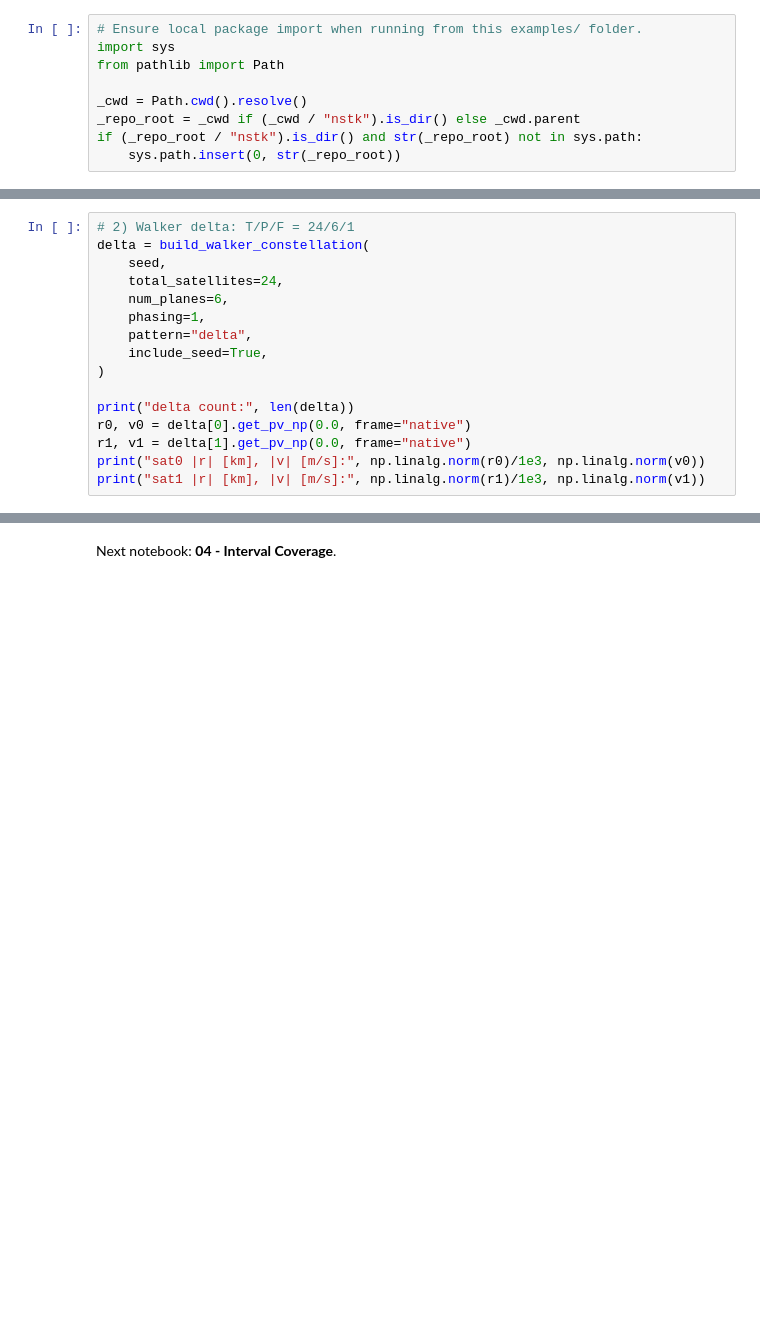
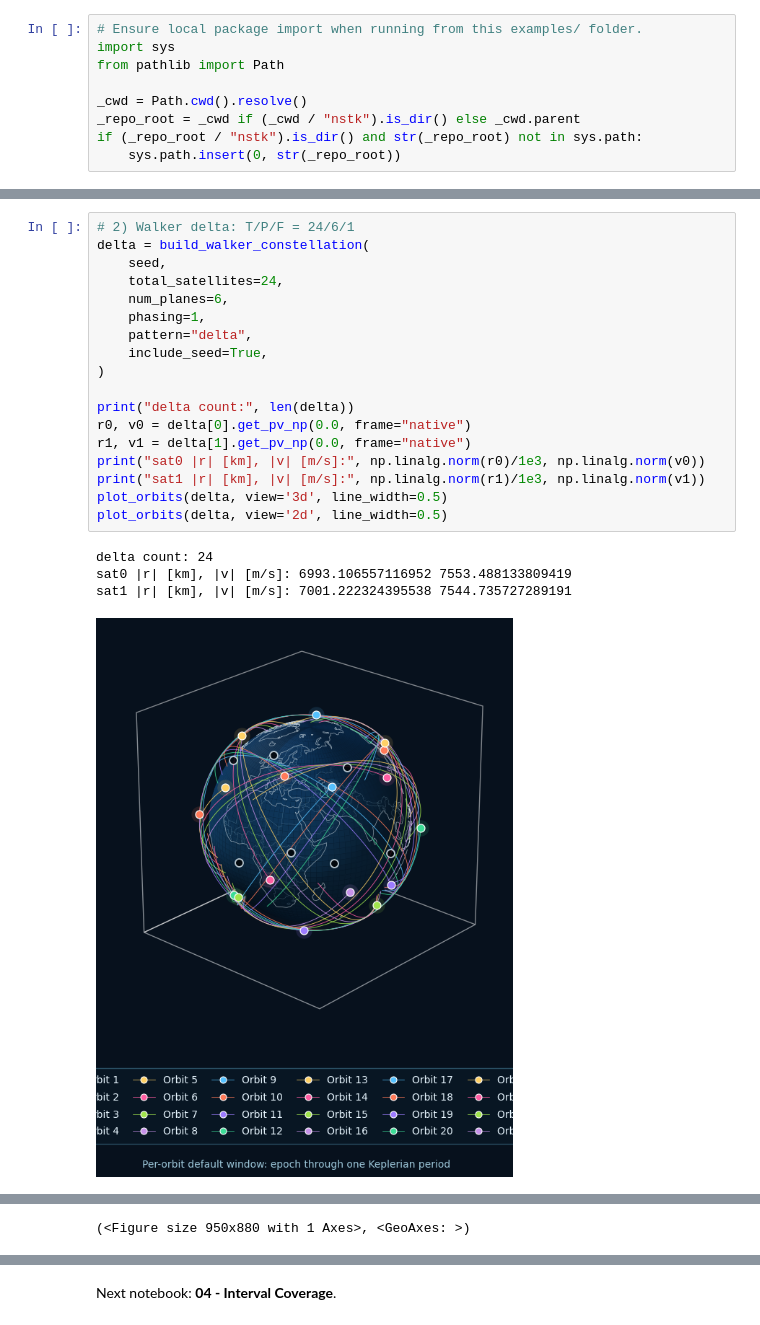
Before and after one commit to Nebula-Space-Systems/Nebula-Systems-Toolkit, a Jupyter notebook: examples/03_walker_constellation.ipynb, the cells around one changed output, grey strips where cells are left out. Drawn from its saved outputs; the diff is of its cells as text; blank space fills up the shorter version.

Commit message:
updated orbit plots, type hints, transforms, and added todo and goals files

```diff
--- a/examples/03_walker_constellation.ipynb
+++ b/examples/03_walker_constellation.ipynb
@@ -40,16 +43,23 @@ seed.propagator.getClass().getSimpleName()
 # %%
 # 2) Walker delta: T/P/F = 24/6/1
 delta = build_walker_constellation(
     seed,
     total_satellites=24,
     num_planes=6,
     phasing=1,
     pattern="delta",
     include_seed=True,
 )
 
 print("delta count:", len(delta))
 r0, v0 = delta[0].get_pv_np(0.0, frame="native")
 r1, v1 = delta[1].get_pv_np(0.0, frame="native")
 print("sat0 |r| [km], |v| [m/s]:", np.linalg.norm(r0)/1e3, np.linalg.norm(v0))
 print("sat1 |r| [km], |v| [m/s]:", np.linalg.norm(r1)/1e3, np.linalg.norm(v1))
+plot_orbits(delta, view='3d', line_width=0.5)
+plot_orbits(delta, view='2d', line_width=0.5)
+# %% [output]
+delta count: 24
+sat0 |r| [km], |v| [m/s]: 6993.106557116952 7553.488133809419
+sat1 |r| [km], |v| [m/s]: 7001.222324395538 7544.735727289191
+[figure, added]
@@ -56,3 +67,4 @@ print("sat1 |r| [km], |v| [m/s]:", np.linalg.norm(r1)/1e3, np.linalg.norm(v1))
+(<Figure size 950x880 with 1 Axes>, <GeoAxes: >)
 # %%
 # 3) Walker star: T/P/F = 24/6/2
 star = build_walker_constellation(
```
Also changed, not shown: parts of 5 cells of this notebook, 20 other files.
